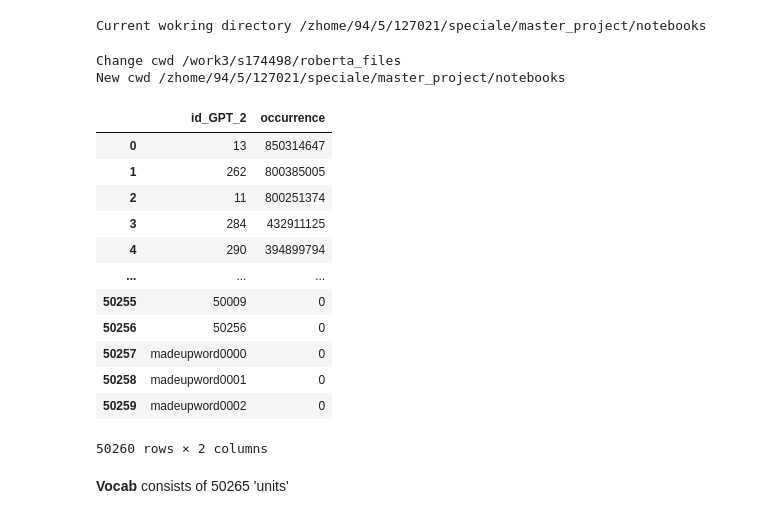
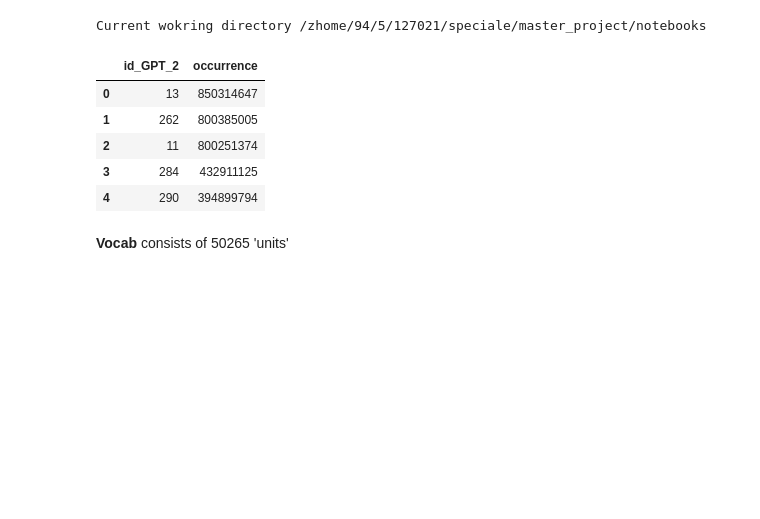
Before and after one commit to gaunby/master_project, a Jupyter notebook: notebooks/Tokenization.ipynb, the cells around one changed output. Saved outputs shown, nothing was run; the diff lists cells and outputs as text; code cells hidden in the pictures; blank space fills up the shorter version.

```diff
--- a/notebooks/Tokenization.ipynb
+++ b/notebooks/Tokenization.ipynb
@@ -62,36 +68,28 @@ Current wokring directory /zhome/94/5/127021/speciale/master_project/notebooks
 # %%
-os.chdir(roberta_files_path)
-print('Change cwd',os.getcwd())
-df_merges = pd.read_csv("merges.txt", sep=" ",  on_bad_lines='skip')
-df_dict = pd.read_csv("dict.txt", sep=" ", header = None, names = ['id_GPT_2','occurrence'])
-# df_merges = pd.read_csv("merges.txt", sep=" ")
-file = open('tokenizer.json')
+# merges files
+df_merges = pd.read_csv("/work3/s174498/roberta_files/merges.txt", sep=" ",  on_bad_lines='skip')
+
+# dict file
+df_dict = pd.read_csv("/work3/s174498/roberta_files/dict.txt", sep=" ", header = None, names = ['id_GPT_2','occurrence'])
+
+# tokenizer file
+file = open('/work3/s174498/roberta_files/tokenizer.json')
 tokenizer_json = json.load(file)
 file.close()
-file = open('vocab.json')
+
+# vocab file
+file = open('/work3/s174498/roberta_files/vocab.json')
 vocab = json.load(file)
 file.close()
-os.chdir(ellen_little_nb_path)
-print('New cwd',os.getcwd())
-# %% [output]
-Change cwd /work3/s174498/roberta_files
-New cwd /zhome/94/5/127021/speciale/master_project/notebooks
 # %%
-df_dict
+df_dict.head()
 # %% [output]
 |  | id_GPT_2 | occurrence |
 | 0 | 13 | 850314647 |
 | 1 | 262 | 800385005 |
 | 2 | 11 | 800251374 |
 | 3 | 284 | 432911125 |
 | 4 | 290 | 394899794 |
-| ... | ... | ... |
-| 50255 | 50009 | 0 |
-| 50256 | 50256 | 0 |
-| 50257 | madeupword0000 | 0 |
-| 50258 | madeupword0001 | 0 |
-| 50259 | madeupword0002 | 0 |
-50260 rows × 2 columns
 # %% [markdown]
 **Vocab** consists of 50265 'units'
 # %%
```
Also changed, not shown: parts of 19 cells of this notebook.
